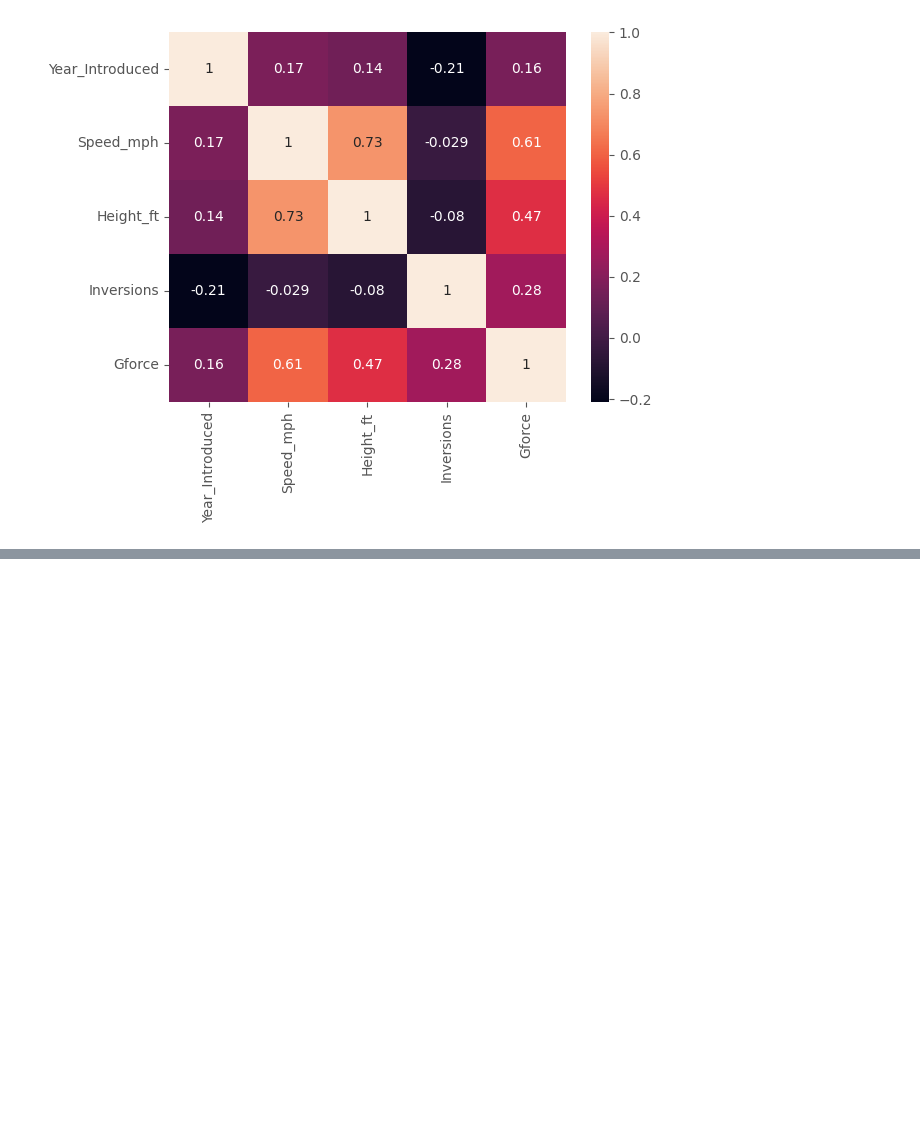
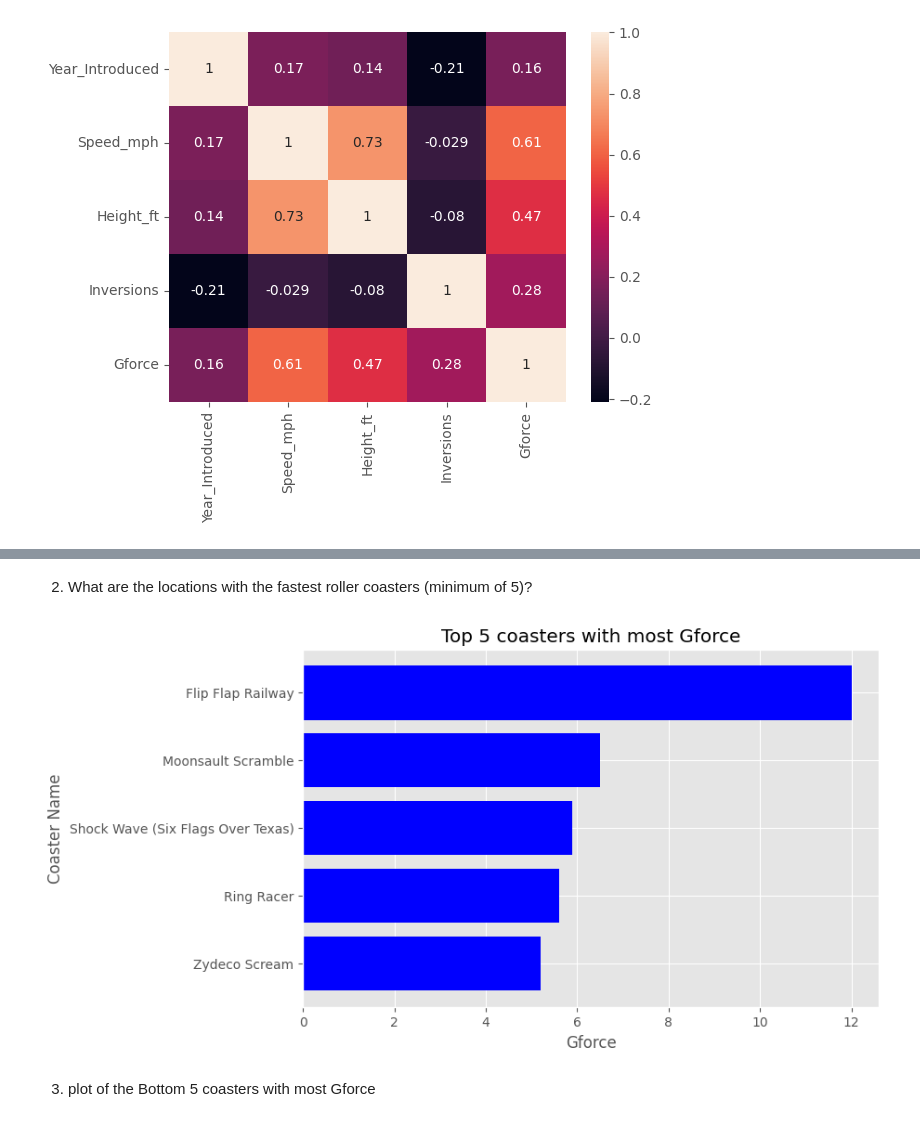
Before and after one commit to SurekhaBerlin/Roller-Coasters-Analysis, a Jupyter notebook: RollercoasterEDA.ipynb, the cells around one changed output, grey strips where cells are left out. Drawn from its saved outputs; the diff is of its cells as text; code cells hidden in the pictures; blank space fills up the shorter version.

```diff
--- a/RollercoasterEDA.ipynb
+++ b/RollercoasterEDA.ipynb
@@ -360,0 +392,19 @@ sns.heatmap(df_corr, annot=True)
+# %% [markdown]
+2. What are the locations with the fastest roller coasters (minimum of 5)?
+# %%
+top5_gforce = df.groupby("Coaster_Name")["Gforce"].max().dropna(how="any").sort_values()[-5:]
+# %%
+plt.figure(figsize=(8,5))
+
+plt.barh(top5_gforce.index,top5_gforce,color="blue")
+
+
+plt.title("Top 5 coasters with most Gforce")
+plt.xlabel("Gforce")
+plt.ylabel("Coaster Name")
+
+plt.show()
+# %% [output]
+[figure, added]
+# %% [markdown]
+3. plot of the Bottom 5 coasters with most Gforce
```
Also changed, not shown: parts of 12 cells of this notebook.
